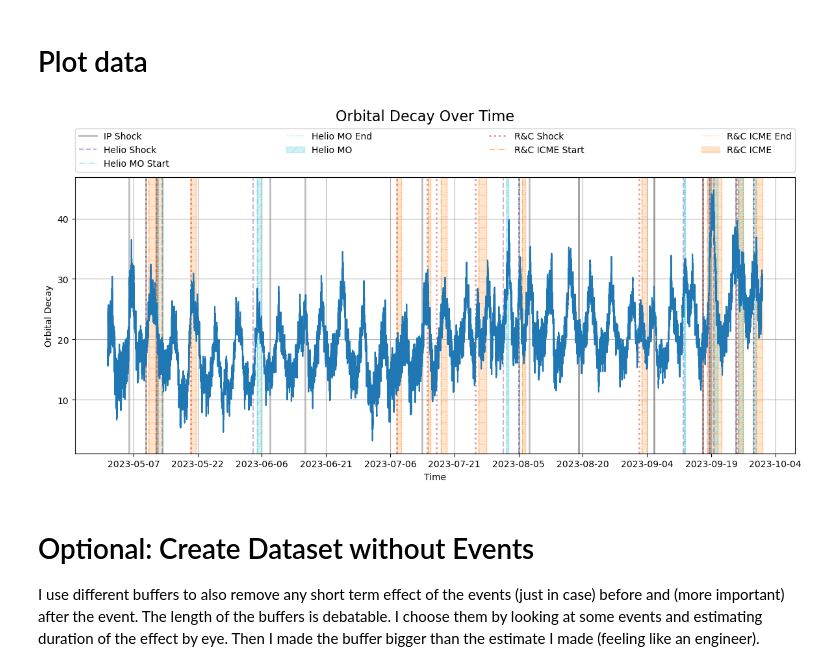
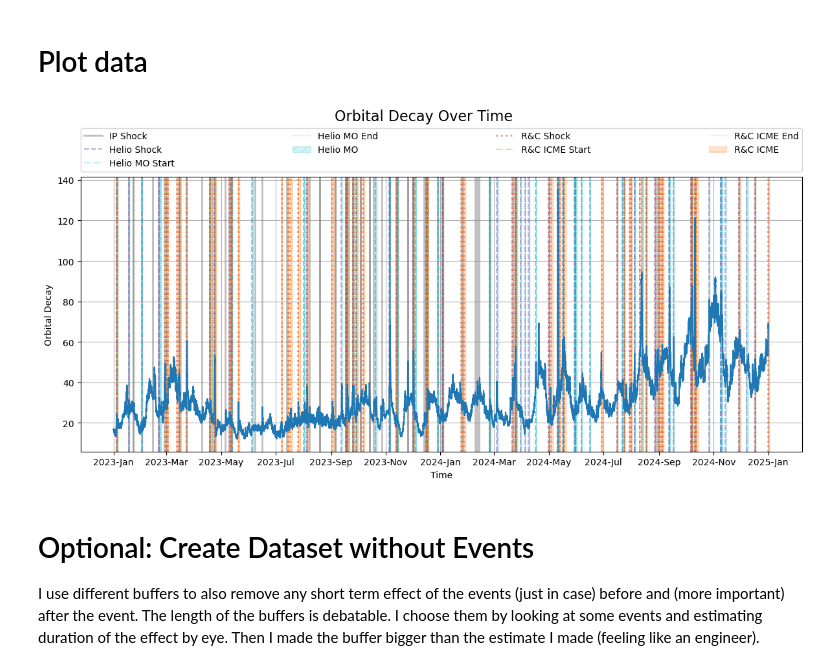
Before and after one commit to David-Student-Bern/MT, a Jupyter notebook: Dataset/Dataset_MSc/flags_plot.ipynb, the cells around one changed output. Saved outputs shown, nothing was run; the diff lists cells and outputs as text; code cells hidden in the pictures.

Commit message:
update to new dataset (parquet): updated flags

```diff
--- a/Dataset/Dataset_MSc/flags_plot.ipynb
+++ b/Dataset/Dataset_MSc/flags_plot.ipynb
@@ -19,25 +19,32 @@ def find_repo_root(marker="README.md"):
 repo_root = find_repo_root("README.md")
 
 # Path to the CSV file
-GFOC_path = repo_root / Path('Dataset/Dataset_MSc/GFOC_RDCDFI.csv')
+# GFOC_path = repo_root / Path('Dataset/Dataset_MSc/GFOC_RDCDFI.csv')
+# Path to the parquet file
+GFOC_path = repo_root / Path('Dataset/Dataset_MSc/GFOC_RDCDFI.parquet')
 
 # Load only specific columns that you need for analysis
 # This will significantly reduce memory usage
-columns_needed = ['time', 'orbital_decay']
+columns_needed = ['orbital_decay']
 
 # Try to load with limited columns first
 try:
-    GFOC_data = pd.read_csv(GFOC_path, usecols=columns_needed, low_memory=True)
+    # GFOC_data = pd.read_csv(GFOC_path, usecols=columns_needed, low_memory=True)
+    GFOC_data = pd.read_parquet(GFOC_path, columns=columns_needed)
+    # reset index to bring 'time' back as a column
+    GFOC_data = GFOC_data.reset_index()
     print(f"Successfully loaded data with shape: {GFOC_data.shape}")
+    print(GFOC_data.head())
 except MemoryError:
-    print("Still running out of memory. Loading in chunks...")
-    # If still out of memory, load in chunks
-    chunk_list = []
-    chunksize = 50000  # Adjust this number based on your available memory
+    print("MemoryError: Unable to load data with specified columns.")
+    # print("Still running out of memory. Loading in chunks...")
+    # # If still out of memory, load in chunks
+    # chunk_list = []
+    # chunksize = 50000  # Adjust this number based on your available memory
 
-    for chunk in pd.read_csv(GFOC_path, usecols=columns_needed, chunksize=chunksize, low_memory=True):
-        chunk_list.append(chunk)
+    # for chunk in pd.read_csv(GFOC_path, usecols=columns_needed, chunksize=chunksize, low_memory=True):
+    #     chunk_list.append(chunk)
 
-    GFOC_data = pd.concat(chunk_list, ignore_index=True)
-    print(f"Successfully loaded data in chunks with shape: {GFOC_data.shape}")
+    # GFOC_data = pd.concat(chunk_list, ignore_index=True)
+    # print(f"Successfully loaded data in chunks with shape: {GFOC_data.shape}")
 # %% [output]
@@ -60,14 +73,14 @@ import matplotlib.dates as mdates
 import numpy as np
 
 # =========================== Input ===================================
-start_date = '2023-05-01 00:00:00'
-end_date = '2023-10-01 00:00:00'
-# start_date = GFOC_data['time'].values[0]
-# end_date = GFOC_data['time'].values[-4322] #removed gap by ignoring the last 4321 values
+# start_date = '2023-05-01 00:00:00'
+# end_date = '2023-10-01 00:00:00'
+start_date = GFOC_data['time'].values[0]
+end_date = GFOC_data['time'].values[-1] #removed gap by ignoring the last 4321 values
 
 # Add an option for monthly, daily, or hourly ticks
-tick_interval = 'daily'  # Change to 'monthly', 'daily', or 'hourly'
-tick_step = 15  # Step for the ticks (e.g., every month =1, every 2 months = 2, etc)
+tick_interval = 'monthly'  # Change to 'monthly', 'daily', or 'hourly'
+tick_step = 2  # Step for the ticks (e.g., every month =1, every 2 months = 2, etc)
 
 # plt.style.use('dark_background')
 plt.style.use('default')
@@ -133,34 +146,34 @@ for tstart, tend in zip(Helios_mostart_flag, Helios_moend_flag):
     ax.axvline(tstart, color='tab:cyan', alpha=0.5, linestyle='-.', linewidth=1.0, label='Helio MO Start')
     ax.axvline(tend, color='tab:cyan', alpha=0.5, linestyle=':', linewidth=1.0, label='Helio MO End')
     ax.axvspan(tstart, tend, color='tab:cyan', alpha=0.2, hatch = '//', label='Helio MO')
 
     # RC Shock flags
 for t in RC_shock_flag:
     ax.axvline(t, color='tab:red', alpha=0.5, linestyle=':', linewidth=2.0, label='R&C Shock')
 
     # RC flags
 for tstart, tend in zip(RC_start_flag, RC_end_flag):
     ax.axvline(tstart, color='tab:orange', alpha=0.5, linestyle='-.', linewidth=1.0, label='R&C ICME Start')
     ax.axvline(tend, color='tab:orange', alpha=0.5, linestyle=':', linewidth=1.0, label='R&C ICME End')
     ax.axvspan(tstart, tend, color='tab:orange', alpha=0.2, hatch = '-', label='R&C ICME')
 
 
 handles, labels = ax.get_legend_handles_labels()
 by_label = dict(zip(labels, handles))
 ax.legend(by_label.values(), by_label.keys(), bbox_to_anchor=(0., 1.02, 1., .102), loc='lower left',
          ncols=4, mode="expand", borderaxespad=0.)
 
 # ax.plot(GFOC_time, GFOC_data['orbital_decay'], label='Orbital Decay')
 ax.plot(GFOC_time, GFOC_subset['orbital_decay'], label='Orbital Decay')
 format_ticks(ax, tick_interval, tick_step)
 ax.set_xlabel('Time')
 ax.set_ylabel('Orbital Decay')
 fig.suptitle('Orbital Decay Over Time', fontsize=16)
 plt.grid(True)
 plt.tight_layout(rect=[0, 0, 1, 1.02])
 plt.show()
 # %% [output]
-[figure, old version]
+[figure, new version]
 # %% [markdown]
 # Optional: Create Dataset without Events
 
```
Also changed, not shown: parts of 2 cells of this notebook, 11 other files.
